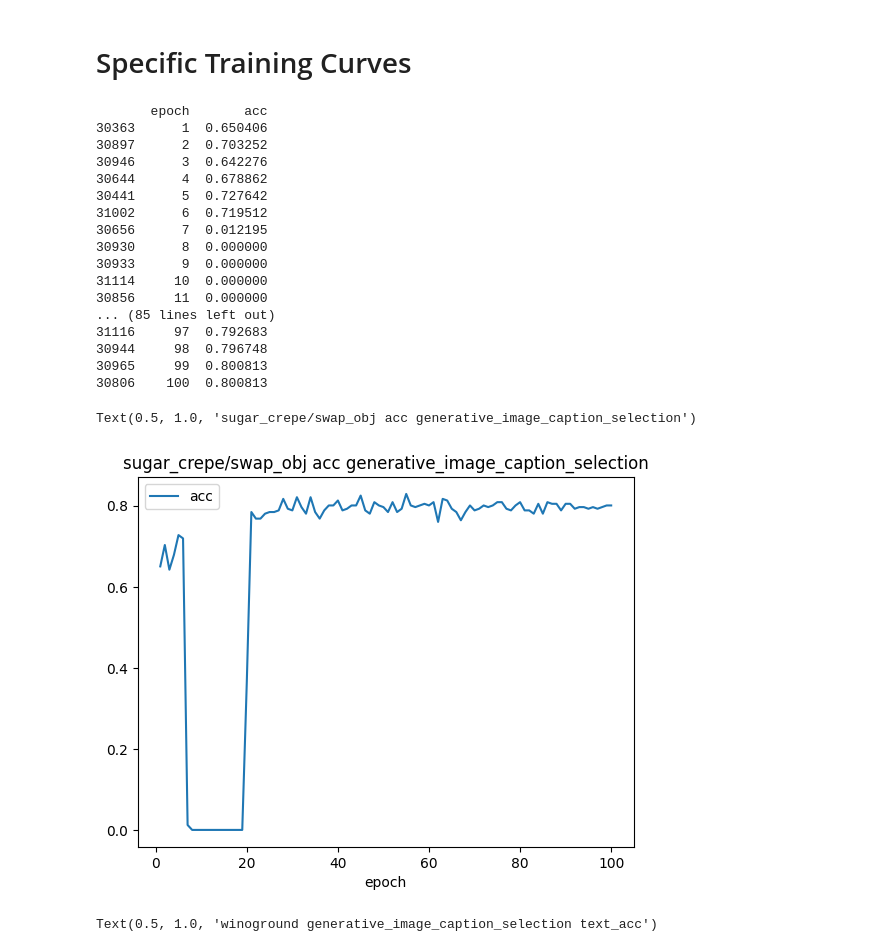
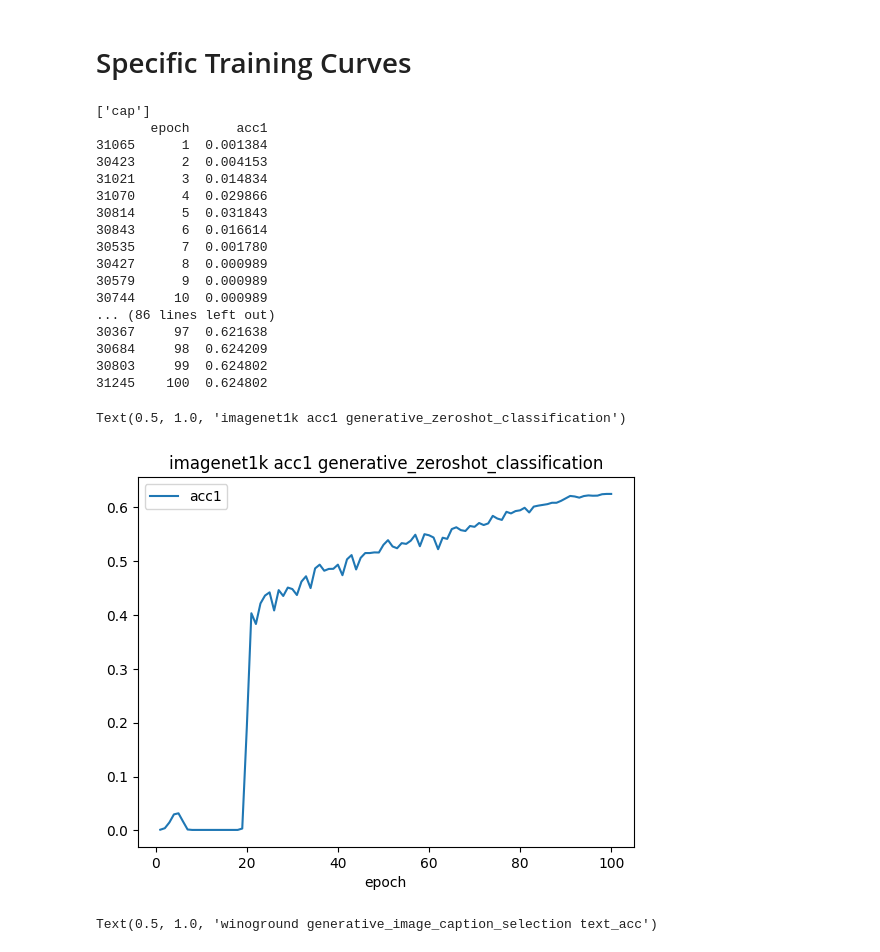
Before and after one commit to SLAMPAI/open_clip_scaling, a Jupyter notebook: results.ipynb, the cells around one changed output. Cells and saved outputs as stored; diff of their text form; code cells hidden in the pictures.

```diff
--- a/results.ipynb
+++ b/results.ipynb
@@ -305,49 +364,50 @@ df[df.downstream_dataset=="winoground"].sort_values(by="image_acc", ascending=Fa
 # %%
 #name = "datacomp_s12.8B_bs_180224_mammut_ViT-L-14_ep100_lr0.001_b1_0.9_b2_0.95_wd0.2_w6000_gc1_n256_bs176_sigFalse"
 #name = "datacomp_s1.28B_bs_16384_mammut_ViT-L-14_ep20_lr0.001_b1_0.9_b2_0.95_wd0.2_w15000_gc1_n16_bs256_sigFalse_consw0_cw1"
 #name = "datacomp_recap_s1.28B_bs_16384_mammut_ViT-B-32_ep20_lr0.001_b1_0.9_b2_0.95_wd0.2_w20000_gc1_n16_bs256_sigFalse_consw0_cw1"
 #name = "datacomp_s1.28B_bs_16384_mammut_ViT-B-32_ep20_lr0.001_b1_0.9_b2_0.95_wd0.2_w20000_gc1_n16_bs256_sigFalse_consw0_cw1"
 #name = "datacomp_s12.8B_bs_180224_mammut_ViT-L-14_ep100_lr0.0025_b1_0.9_b2_0.95_wd0.2_w15000_gc1_n256_bs176_sigFalse_consw0_cw1"
 #name = "datacomp_s12.8B_bs_180224_mammut_ViT-L-14_ep100_lr0.0015_b1_0.9_b2_0.95_wd0.2_w15000_gc1_n256_bs176_sigFalse_consw0_cw1"
 name = "datacomp_s12.8B_bs_180224_mammut_ViT-L-14_ep100_lr0.001_b1_0.9_b2_0.95_wd0.2_w15000_gc1_n256_bs176_sigFalse_consw0_cw1"
 
 #ds, metric, task = "winoground", "image_acc", "generative_image_caption_selection"
 #ds, metric, task = "winoground", "text_acc", "generative_image_caption_selection"
-ds, metric, task = "sugar_crepe/swap_obj", "acc", "generative_image_caption_selection"
+#ds, metric, task = "sugar_crepe/swap_obj", "acc", "generative_image_caption_selection"
 #ds, metric, task = "imagenet1k", "acc1", "zeroshot_classification"
-#ds, metric, task = "imagenet1k", "acc1", "generative_zeroshot_classification"
+ds, metric, task = "imagenet1k", "acc1", "generative_zeroshot_classification"
 
 d = df
 
 d = d[d.name==name]
 d = d[d.task == task]
 d = d[d.downstream_dataset == ds]
 d = d.sort_values(by="epoch")
+print(d.namespace.unique())
 print(d[["epoch", metric]])
 #print(d[["epoch", metric]])
 d.plot(x="epoch", y=metric)
 #d[["epoch", metric]]
 plt.title(f"{ds} {metric} {task}")
 # %% [output]
-       epoch       acc
-30363      1  0.650406
-30897      2  0.703252
-30946      3  0.642276
-30644      4  0.678862
-30441      5  0.727642
-31002      6  0.719512
-30656      7  0.012195
-30930      8  0.000000
-30933      9  0.000000
-31114     10  0.000000
-30856     11  0.000000
-... (85 lines left out)
-31116     97  0.792683
-30944     98  0.796748
-30965     99  0.800813
-30806    100  0.800813
+['cap']
+       epoch      acc1
+31065      1  0.001384
+30423      2  0.004153
+31021      3  0.014834
+31070      4  0.029866
+30814      5  0.031843
+30843      6  0.016614
+30535      7  0.001780
+30427      8  0.000989
+30579      9  0.000989
+30744     10  0.000989
+... (86 lines left out)
+30367     97  0.621638
+30684     98  0.624209
+30803     99  0.624802
+31245    100  0.624802
-Text(0.5, 1.0, 'sugar_crepe/swap_obj acc generative_image_caption_selection')
+Text(0.5, 1.0, 'imagenet1k acc1 generative_zeroshot_classification')
-[figure, old version]
+[figure, new version]
 # %%
 ds, metric, task = "winoground", "text_acc", "generative_image_caption_selection"
 #ds, metric, task = "sugar_crepe/swap_obj", "acc", "generative_image_caption_selection"
```
Also changed, not shown: parts of 38 cells of this notebook, 1 other file.
